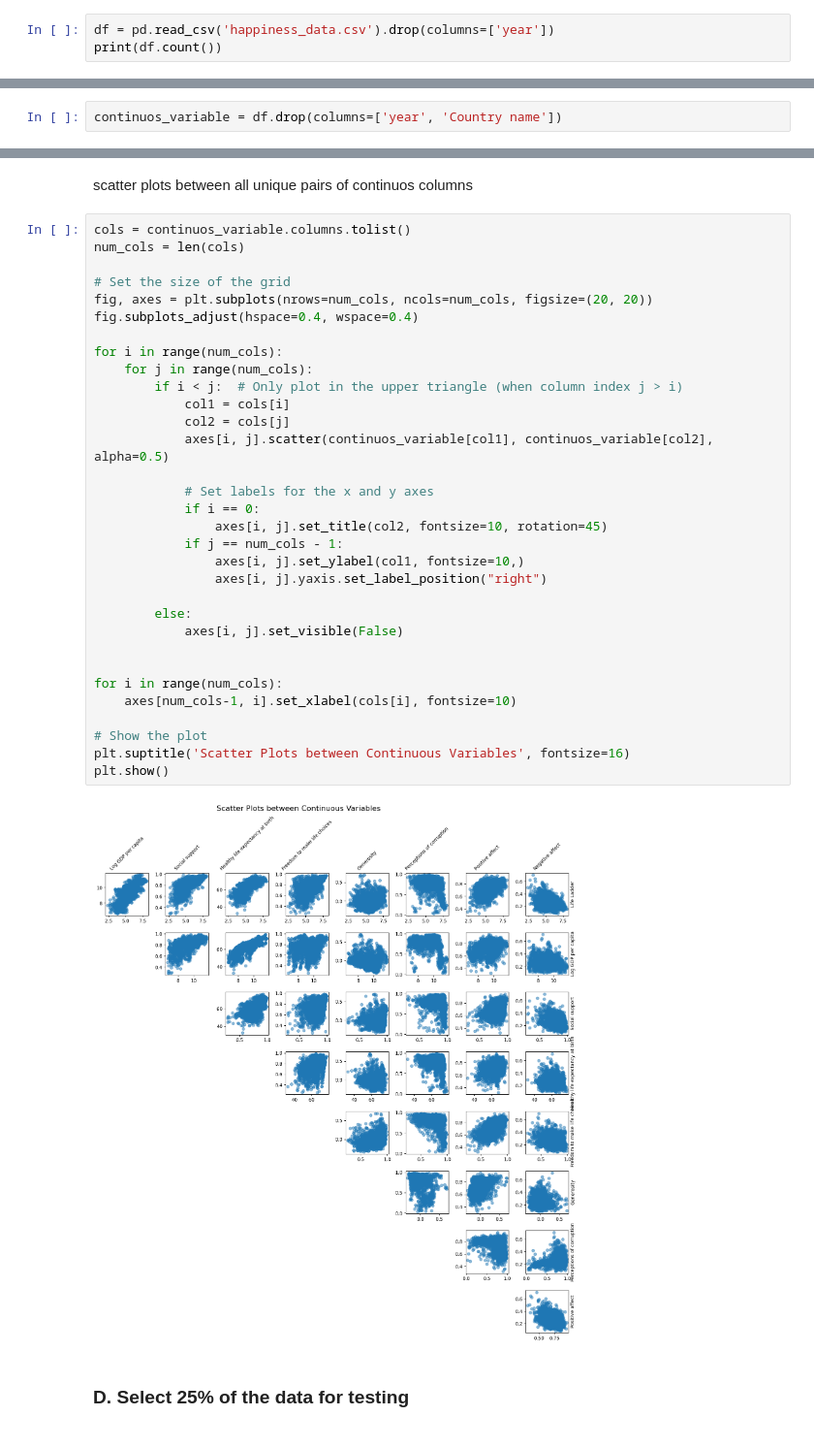
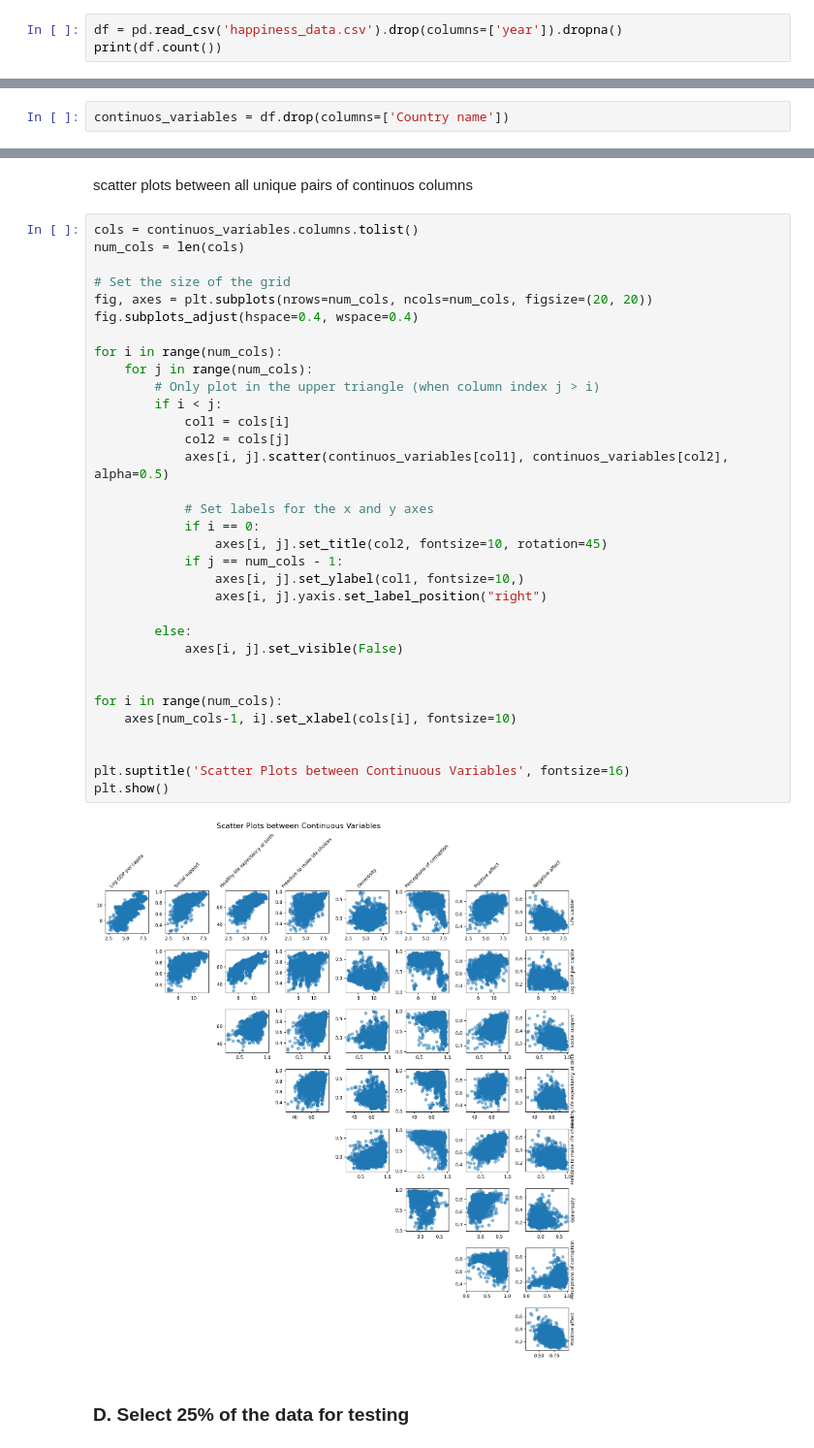
Before and after one commit to jackyeung99/Applied_Machine_Learning, a Jupyter notebook: Assignment_1/Q1.ipynb, the cells around one changed output, grey strips where cells are left out. Shown: that part at 97% size. Cells and saved outputs as stored; diff of their text form.

```diff
--- a/Assignment_1/Q1.ipynb
+++ b/Assignment_1/Q1.ipynb
@@ -19,6 +23,6 @@ Below is the Count of all columns for each row. As we can see below there are a
 
 NOTE: dropping year as specified in the instructions
 # %%
-df = pd.read_csv('happiness_data.csv').drop(columns=['year'])
+df = pd.read_csv('happiness_data.csv').drop(columns=['year']).dropna()
 print(df.count())
 # %% [output]
@@ -64,3 +69,3 @@ The rest of the columns contain continuos variable. plotted below are some of th
 # %%
-continuos_variable = df.drop(columns=['year', 'Country name'])
+continuos_variables = df.drop(columns=['Country name'])
 # %%
@@ -106,39 +111,40 @@ sns.heatmap(correlation_matrix, mask=mask, annot=True, cmap='coolwarm', fmt=".2f
 # %% [markdown]
 scatter plots between all unique pairs of continuos columns
 # %%
-cols = continuos_variable.columns.tolist()
+cols = continuos_variables.columns.tolist()
 num_cols = len(cols)
 
 # Set the size of the grid
 fig, axes = plt.subplots(nrows=num_cols, ncols=num_cols, figsize=(20, 20))
 fig.subplots_adjust(hspace=0.4, wspace=0.4)
 
 for i in range(num_cols):
     for j in range(num_cols):
-        if i < j:  # Only plot in the upper triangle (when column index j > i)
+        # Only plot in the upper triangle (when column index j > i)
+        if i < j:
             col1 = cols[i]
             col2 = cols[j]
-            axes[i, j].scatter(continuos_variable[col1], continuos_variable[col2], alpha=0.5)
+            axes[i, j].scatter(continuos_variables[col1], continuos_variables[col2], alpha=0.5)
 
             # Set labels for the x and y axes
             if i == 0:
                 axes[i, j].set_title(col2, fontsize=10, rotation=45)
             if j == num_cols - 1:
                 axes[i, j].set_ylabel(col1, fontsize=10,)
                 axes[i, j].yaxis.set_label_position("right")
 
         else:
             axes[i, j].set_visible(False)
 
 
 for i in range(num_cols):
     axes[num_cols-1, i].set_xlabel(cols[i], fontsize=10)
 
-# Show the plot
+
 plt.suptitle('Scatter Plots between Continuous Variables', fontsize=16)
 plt.show()
 # %% [output]
-[figure, old version]
+[figure, new version]
 # %% [markdown]
 ### D. Select 25% of the data for testing
 # %% [markdown]
```
Also changed, not shown: parts of 30 cells of this notebook.
